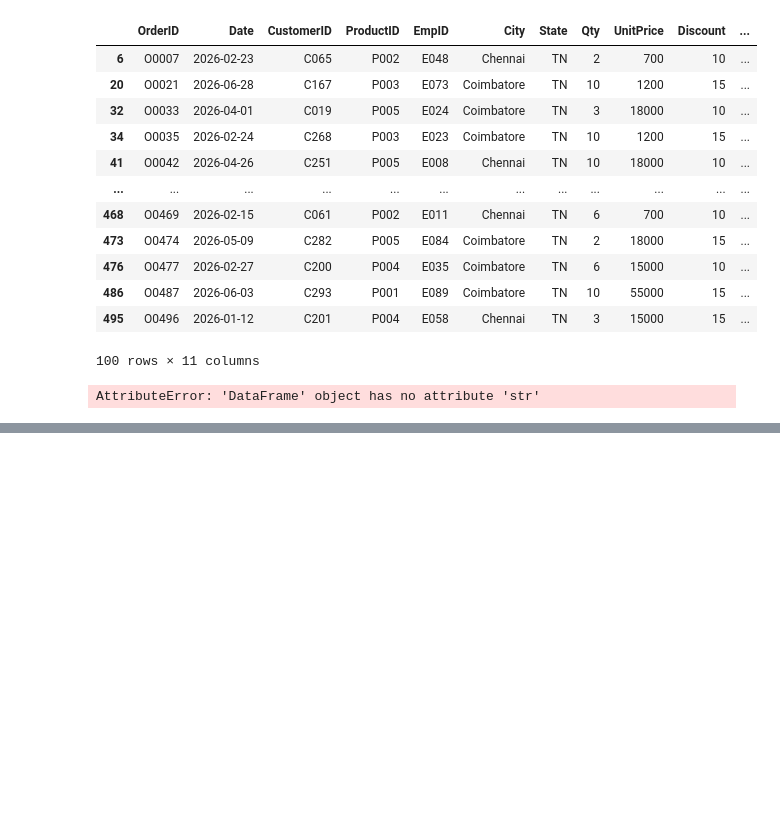
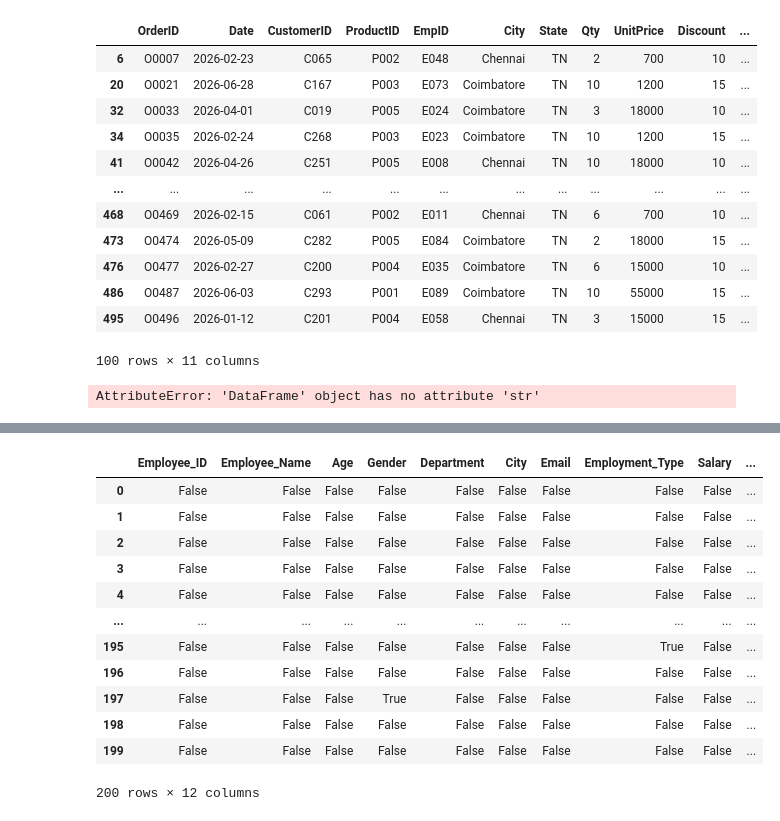
Before and after one commit to Lathika14/Python_JupyterNote, a Jupyter notebook: ETL_PyThon/Pandas.ipynb, the cells around one changed output, grey strips where cells are left out. Cells and saved outputs as stored; diff of their text form; code cells hidden in the pictures; blank space fills up the shorter version.

```diff
--- a/ETL_PyThon/Pandas.ipynb
+++ b/ETL_PyThon/Pandas.ipynb
@@ -477,3 +477,6 @@ file.sort_values(['Salary','Age'],ascending=False).head(20)
 | 38 | 39 | Priya Sharma | 65.0 | Female | it | Delhi | priya.sharma39@company.com | full time | 83000 | ... |
 | 122 | 123 | Hari Reddy | 45.0 | male | Operations | Hyderabad | hari.reddy123@yahoo.com | contract | 83000 | ... |
 | 116 | 117 | Kavya Sharma | 41.0 | M | Operations | Pune | kavya.sharma117@company.com | contract | 83000 | ... |
+# %%
+import pandas as pd
+df =pd.read_csv("C:\\Users\\Admin\\OneDrive\\Documents\\CourseNotes\\employee_data_cleaning_practice_200_rows.csv")
@@ -479,0 +499,16 @@ file.sort_values(['Salary','Age'],ascending=False).head(20)
+# %%
+df.isnull()
+# %% [output]
+|  | Employee_ID | Employee_Name | Age | Gender | Department | City | Email | Employment_Type | Salary | ... |
+| 0 | False | False | False | False | False | False | False | False | False | ... |
+| 1 | False | False | False | False | False | False | False | False | False | ... |
+| 2 | False | False | False | False | False | False | False | False | False | ... |
+| 3 | False | False | False | False | False | False | False | False | False | ... |
+| 4 | False | False | False | False | False | False | False | False | False | ... |
+| ... | ... | ... | ... | ... | ... | ... | ... | ... | ... | ... |
+| 195 | False | False | False | False | False | False | False | True | False | ... |
+| 196 | False | False | False | False | False | False | False | False | False | ... |
+| 197 | False | False | False | True | False | False | False | False | False | ... |
+| 198 | False | False | False | False | False | False | False | False | False | ... |
+| 199 | False | False | False | False | False | False | False | False | False | ... |
+200 rows × 12 columns
```
Also changed, not shown: parts of 54 cells of this notebook, 16 other files.
